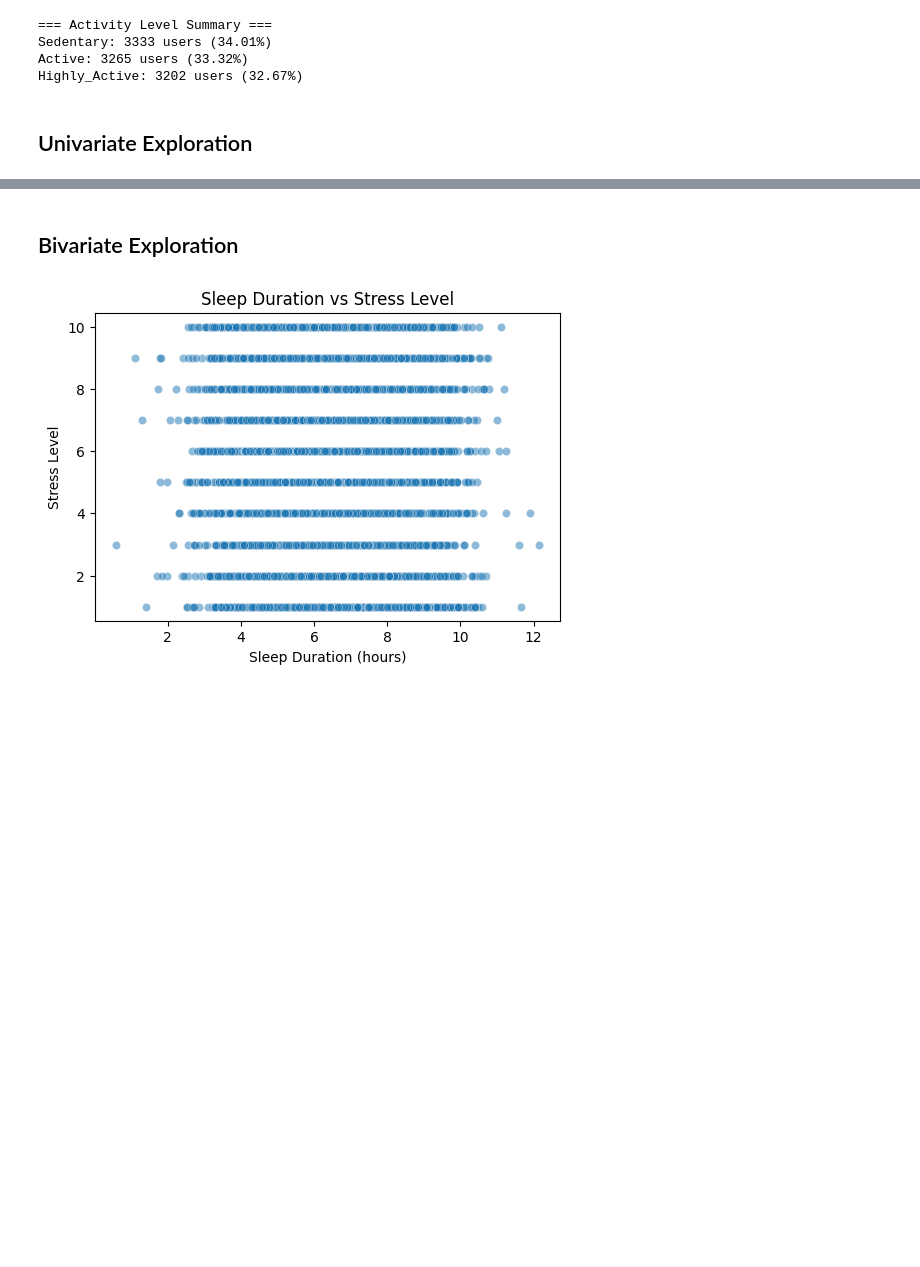
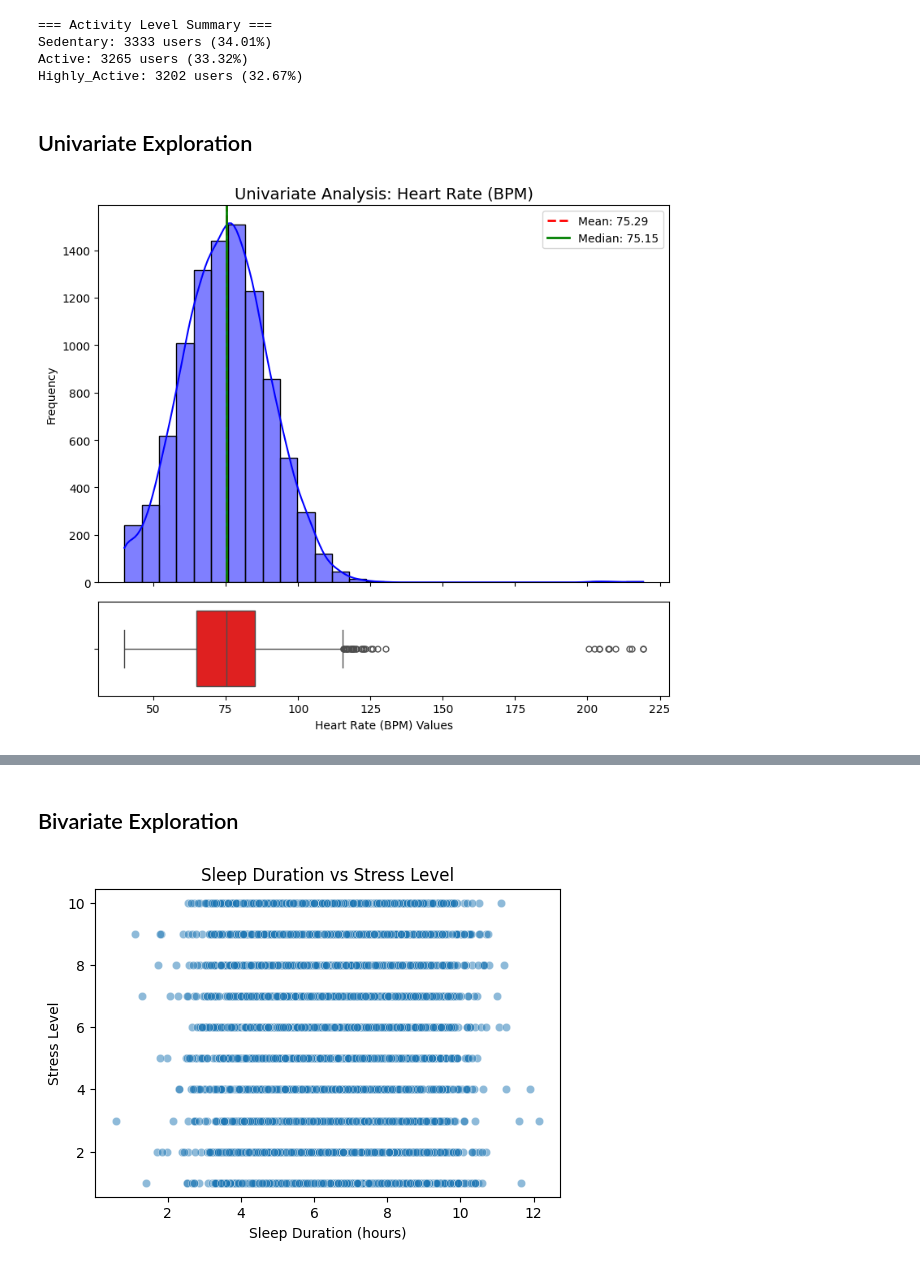
Before and after one commit to CATPJCN/SmartWatch, a Jupyter notebook: EVA.ipynb, the cells around one changed output, grey strips where cells are left out. Drawn from its saved outputs; the diff is of its cells as text; code cells hidden in the pictures; blank space fills up the shorter version.

```diff
--- a/EVA.ipynb
+++ b/EVA.ipynb
@@ -337,57 +337,61 @@ Highly_Active: 3202 users (32.67%)
 # %% [markdown]
 ## Univariate Exploration
 # %%
-def finalize_cleaning(data):
-    df_c = data.copy()
+import matplotlib.pyplot as plt
+import seaborn as sns
+import pandas as pd
 
-    # 1. User ID
-    df_c['User ID'] = df_c['User ID'].astype(str).str.replace('.0', '', regex=False)
+# 4.2 Univariate Exploration (Numeric Variables)
+# Ensure columns are numeric and drop NaNs for plotting
+numeric_cols = df_clean.select_dtypes(include=['number']).columns.tolist()
 
-    # 2. Activity Level normalization
-    activity_map = {
-        'Highly Active': 'Highly_Active',
-        'Seddentary': 'Sedentary',
-        'Actve': 'Active',
-        'Highly_Active': 'Highly_Active',
-        'Sedentary': 'Sedentary',
-        'Active': 'Active'
-    }
-    df_c['Activity Level'] = df_c['Activity Level'].str.strip().map(activity_map)
+for col in numeric_cols:
+    data = df_clean[col].dropna()
 
-    activity_order = ['Sedentary', 'Active', 'Highly_Active']
-    df_c['Activity Level'] = pd.Categorical(
-        df_c['Activity Level'],
-        categories=activity_order,
-        ordered=True
-    )
+    # Create a figure with two subplots (Top: Histogram, Bottom: Boxplot)
+    # This clearly shows outliers relative to the main distribution
+    fig, (ax_hist, ax_box) = plt.subplots(2, 1, figsize=(8, 7),
+                                          sharex=True,
+                                          gridspec_kw={"height_ratios": (.8, .2)})
 
-    # 3. Numeric Coercion
-    numeric_cols = [
-        'Sleep Duration (hours)',
-        'Stress Level',
-        'Heart Rate (BPM)',
-        'Blood Oxygen Level (%)',
-        'Step Count'
-    ]
+    # 1. Histogram: Shows shape and symmetry
+    sns.histplot(data, bins=30, kde=True, ax=ax_hist, color='blue', edgecolor='black')
+    ax_hist.axvline(data.mean(), color='red', linestyle='--', linewidth=2, label=f'Mean: {data.mean():.2f}')
+    ax_hist.axvline(data.median(), color='green', linestyle='-', linewidth=2, label=f'Median: {data.median():.2f}')
+    ax_hist.set_title(f"Univariate Analysis: {col}", fontsize=14)
+    ax_hist.set_ylabel("Frequency")
+    ax_hist.legend()
 
-    for col in numeric_cols:
-        df_c[col] = pd.to_numeric(df_c[col], errors='coerce')
 
-    # Fix negative sleep
-    df_c.loc[df_c['Sleep Duration (hours)'] < 0, 'Sleep Duration (hours)'] = np.nan
+    # 2. Boxplot: Specifically identifies outliers (like those in Blood Oxygen)
+    sns.boxplot(x=data, ax=ax_box, color='red', fliersize=5)
+    ax_box.set_xlabel(f"{col} Values")
 
-    # Fix unrealistic heart rate
-    df_c.loc[~df_c['Heart Rate (BPM)'].between(40, 220), 'Heart Rate (BPM)'] = np.nan
 
-    # 4. 🔥 Outlier Removal using IQR
-    for col in numeric_cols:
-        Q1 = df_c[col].quantile(0.25)
-        Q3 = df_c[col].quantile(0.75)
-        IQR = Q3 - Q1
+    plt.tight_layout()
+    plt.show()
 
-        lower = Q1 - 1.5 * IQR
-        upper = Q3 + 1.5 * IQR
+    # Statistical Calculations for your Summary Table
+    mean_val = data.mean()
+    median_val = data.median()
+    skew_val = data.skew()
 
-        df_c.loc[(df_c[col] < lower) | (df_c[col] > upper), col] = np.nan
+    print(f"\n=== Statistical Summary: {col} ===")
+    print(f"Mean: {mean_val:.2f}")
+    print(f"Median: {median_val:.2f}")
+    print(f"Skewness: {skew_val:.2f}")
 
-    return df_c
+    # Logic for your report's "Distribution" column
+    if abs(skew_val) < 0.5:
+        shape = "Approximately Symmetric"
+    elif skew_val > 0.5:
+        shape = "Right-Skewed (Positive)"
+    else:
+        shape = "Left-Skewed (Negative)"
+
+    print(f"Result: {shape}")
+    print("-" * 50)
+
+print("\nEDA Observation complete. Use the Boxplots above to justify keeping natural outliers.")
+# %% [output]
+[figure, added]
```
Also changed, not shown: parts of 7 cells of this notebook, 1 other file.
